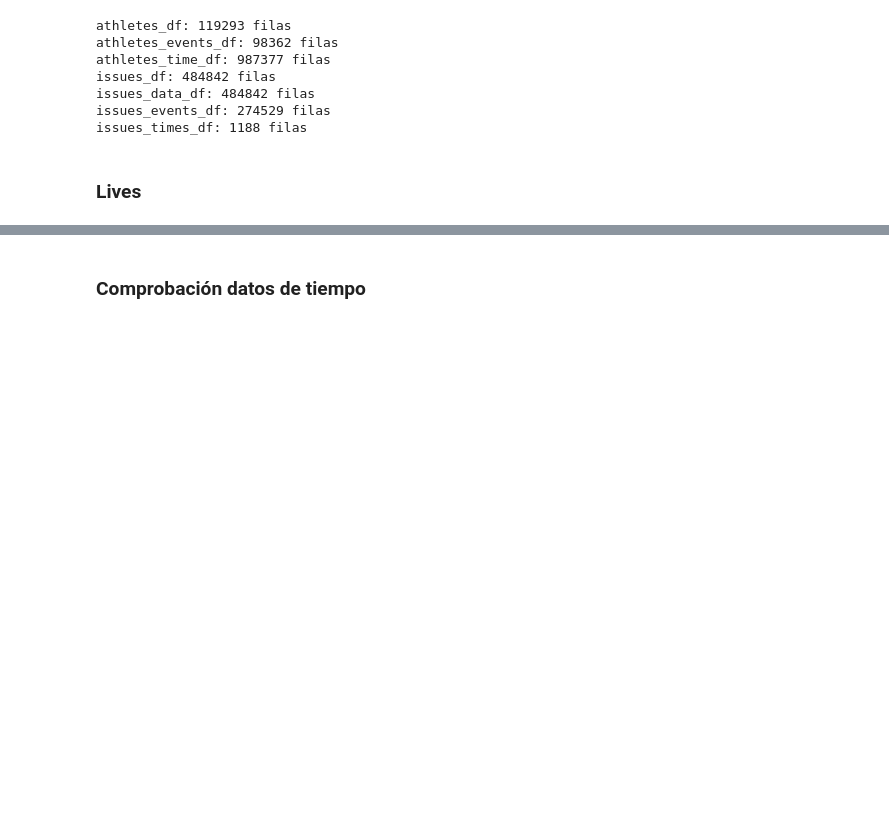
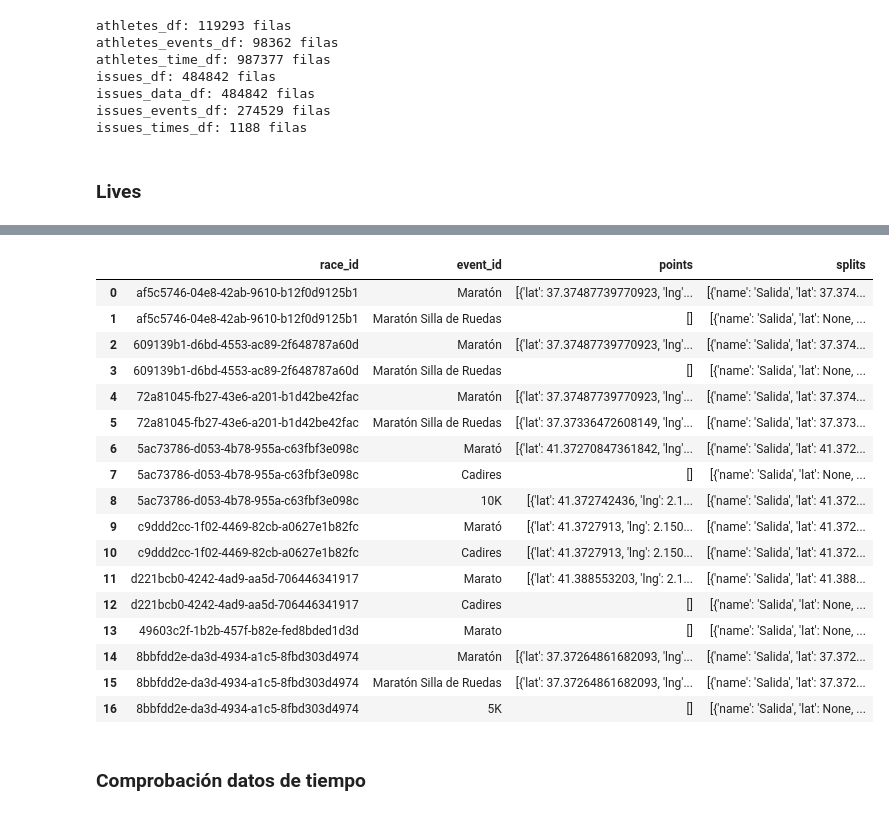
Before and after one commit to Mariosoto709/race_ml_system, a Jupyter notebook: TFM_MarioSoto/src/codigo/procesamiento_datos/notebooks/AD_&_AED_general_time.ipynb, the cells around one changed output, grey strips where cells are left out. Drawn from its saved outputs; the diff is of its cells as text; code cells hidden in the pictures; blank space fills up the shorter version.

Commit message:
Casi terminado la parte de procesamiento de lives

```diff
--- a/TFM_MarioSoto/src/codigo/procesamiento_datos/notebooks/AD_&_AED_general_time.ipynb
+++ b/TFM_MarioSoto/src/codigo/procesamiento_datos/notebooks/AD_&_AED_general_time.ipynb
@@ -554,0 +471,9 @@ def load_live_races_map_points(folder_path, races_file_path):
+# %%
+def load_race_map(races_file_path):
+    with open(races_file_path, "r", encoding="utf-8") as f:
+        races = json.load(f)
+
+    return {
+        r["race_name"].lower(): r["race_id"]
+        for r in races
+    }
@@ -554,0 +560,15 @@ def load_live_races_map_points(folder_path, races_file_path):
+# %%
+data_dir = r"C:\Users\mario\Desktop\MasterCienciadeDatos\TFM\TFM_MarioSoto\src\data_lake\JSON\maratones4"
+
+RACES_FILE = (
+    r"C:\Users\mario\Desktop\MasterCienciadeDatos\TFM"
+    r"\TFM_MarioSoto\src\datos\historicos\races\races.json"
+)
+
+df_routes = load_live_routes(
+    folder_path=data_dir,
+    races_file_path=RACES_FILE
+)
+
+print(df_routes.head())
+print(f"Eventos procesados: {len(df_routes)}")
@@ -555,3 +604,24 @@ def load_live_races_map_points(folder_path, races_file_path):
+# %%
+df_routes
+# %% [output]
+|  | race_id | event_id | points | splits |
+| 0 | af5c5746-04e8-42ab-9610-b12f0d9125b1 | Maratón | [{'lat': 37.37487739770923, 'lng'... | [{'name': 'Salida', 'lat': 37.374... |
+| 1 | af5c5746-04e8-42ab-9610-b12f0d9125b1 | Maratón Silla de Ruedas | [] | [{'name': 'Salida', 'lat': None, ... |
+| 2 | 609139b1-d6bd-4553-ac89-2f648787a60d | Maratón | [{'lat': 37.37487739770923, 'lng'... | [{'name': 'Salida', 'lat': 37.374... |
+| 3 | 609139b1-d6bd-4553-ac89-2f648787a60d | Maratón Silla de Ruedas | [] | [{'name': 'Salida', 'lat': None, ... |
+| 4 | 72a81045-fb27-43e6-a201-b1d42be42fac | Maratón | [{'lat': 37.37487739770923, 'lng'... | [{'name': 'Salida', 'lat': 37.374... |
+| 5 | 72a81045-fb27-43e6-a201-b1d42be42fac | Maratón Silla de Ruedas | [{'lat': 37.37336472608149, 'lng'... | [{'name': 'Salida', 'lat': 37.373... |
+| 6 | 5ac73786-d053-4b78-955a-c63fbf3e098c | Marató | [{'lat': 41.37270847361842, 'lng'... | [{'name': 'Salida', 'lat': 41.372... |
+| 7 | 5ac73786-d053-4b78-955a-c63fbf3e098c | Cadires | [] | [{'name': 'Salida', 'lat': None, ... |
+| 8 | 5ac73786-d053-4b78-955a-c63fbf3e098c | 10K | [{'lat': 41.372742436, 'lng': 2.1... | [{'name': 'Salida', 'lat': 41.372... |
+| 9 | c9ddd2cc-1f02-4469-82cb-a0627e1b82fc | Marató | [{'lat': 41.3727913, 'lng': 2.150... | [{'name': 'Salida', 'lat': 41.372... |
+| 10 | c9ddd2cc-1f02-4469-82cb-a0627e1b82fc | Cadires | [{'lat': 41.3727913, 'lng': 2.150... | [{'name': 'Salida', 'lat': 41.372... |
+| 11 | d221bcb0-4242-4ad9-aa5d-706446341917 | Marato | [{'lat': 41.388553203, 'lng': 2.1... | [{'name': 'Salida', 'lat': 41.388... |
+| 12 | d221bcb0-4242-4ad9-aa5d-706446341917 | Cadires | [] | [{'name': 'Salida', 'lat': None, ... |
+| 13 | 49603c2f-1b2b-457f-b82e-fed8bded1d3d | Marato | [] | [{'name': 'Salida', 'lat': None, ... |
+| 14 | 8bbfdd2e-da3d-4934-a1c5-8fbd303d4974 | Maratón | [{'lat': 37.37264861682093, 'lng'... | [{'name': 'Salida', 'lat': 37.372... |
+| 15 | 8bbfdd2e-da3d-4934-a1c5-8fbd303d4974 | Maratón Silla de Ruedas | [{'lat': 37.37264861682093, 'lng'... | [{'name': 'Salida', 'lat': 37.372... |
+| 16 | 8bbfdd2e-da3d-4934-a1c5-8fbd303d4974 | 5K | [] | [{'name': 'Salida', 'lat': None, ... |
 # %% [markdown]
 ### Comprobación datos de tiempo
 # %%
```
Also changed, not shown: parts of 4 cells of this notebook.
